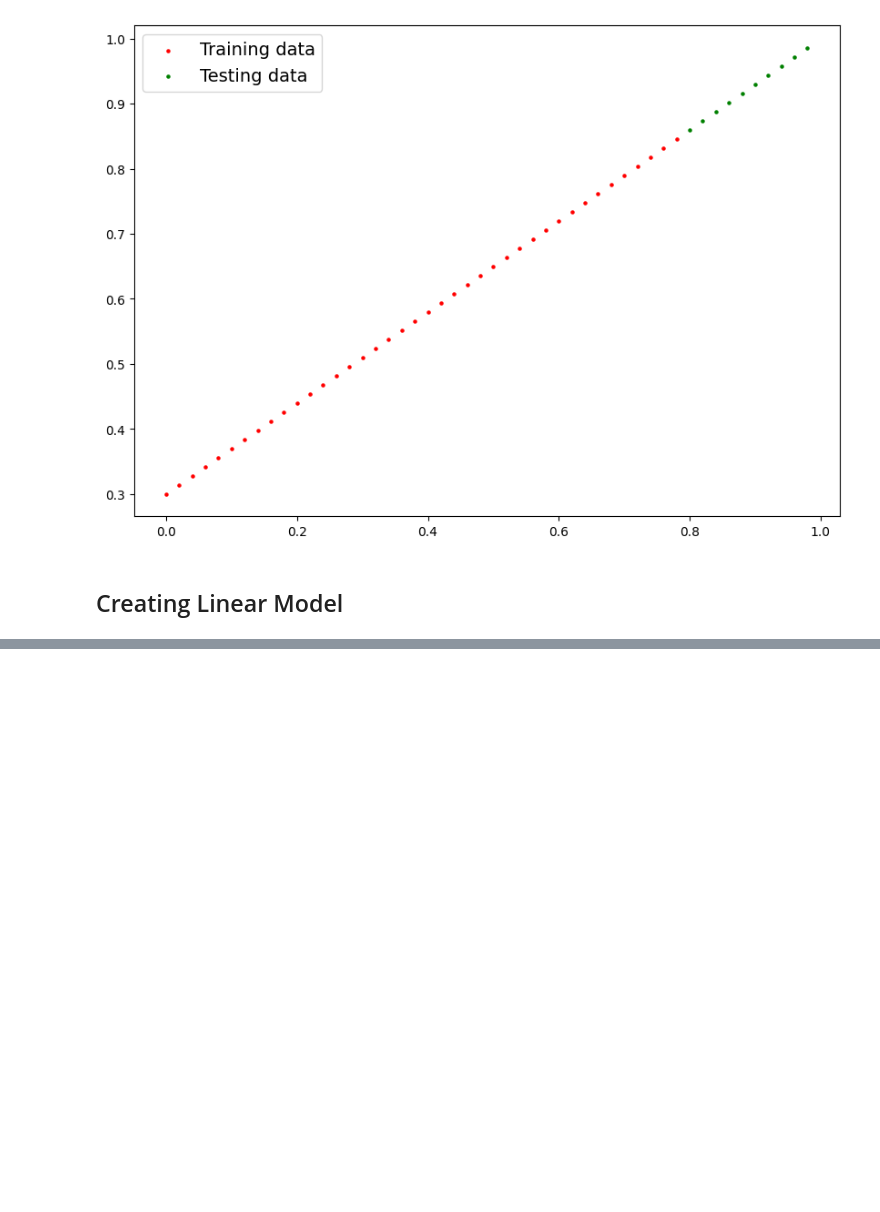
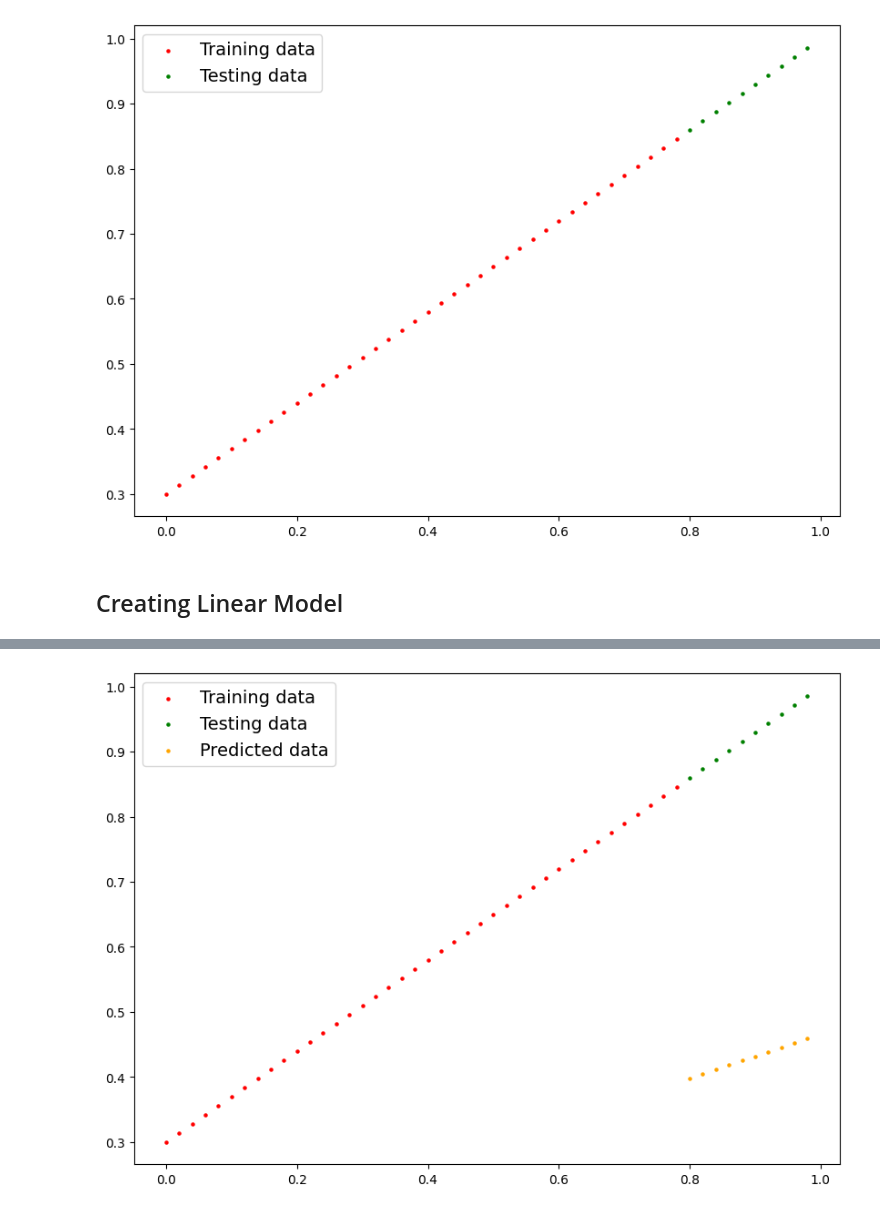
Before and after one commit to niranjanblank/PyTorchLearning, a Jupyter notebook: PyTorchWorkflow.ipynb, the cells around one changed output, grey strips where cells are left out. Drawn from its saved outputs; the diff is of its cells as text; code cells hidden in the pictures; blank space fills up the shorter version.

```diff
--- a/PyTorchWorkflow.ipynb
+++ b/PyTorchWorkflow.ipynb
@@ -71,7 +71,7 @@ def plot_predictions(train_data=X_train,
     #plot test data
     plt.scatter(test_data, test_labels, c='g', s=5, label="Testing data")
     if predictions is not None:
-        plt.scatter(test_data, predictions, c='b', s=5, label="Predicted data")
+        plt.scatter(test_data, predictions, c='orange', s=5, label="Predicted data")
 
     # legends
     plt.legend(prop={"size":14})
@@ -99,0 +106,7 @@ class LinearRegressionModel(nn.Module):
+# %%
+# create a random see
+torch.manual_seed(42)
+
+# create instance of model
+
+model_0 = LinearRegressionModel()
@@ -99,0 +126,4 @@ class LinearRegressionModel(nn.Module):
+# %%
+# inference mode stops keeping track of gradient
+with torch.inference_mode():
+    y_preds = model_0(X_test)
@@ -99,0 +143,4 @@ class LinearRegressionModel(nn.Module):
+# %%
+plot_predictions(predictions=y_preds)
+# %% [output]
+[figure, added]
```
Also changed, not shown: parts of 12 cells of this notebook.
